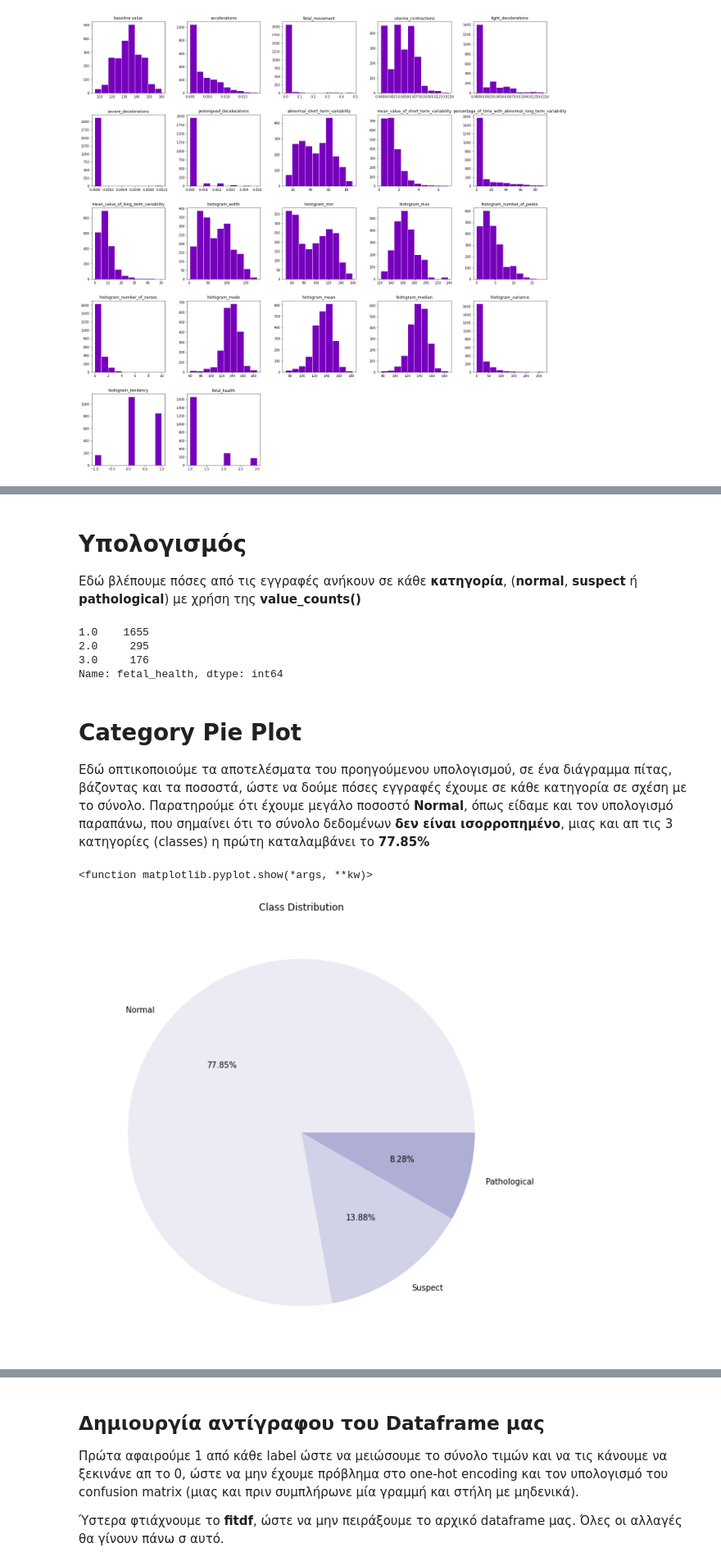
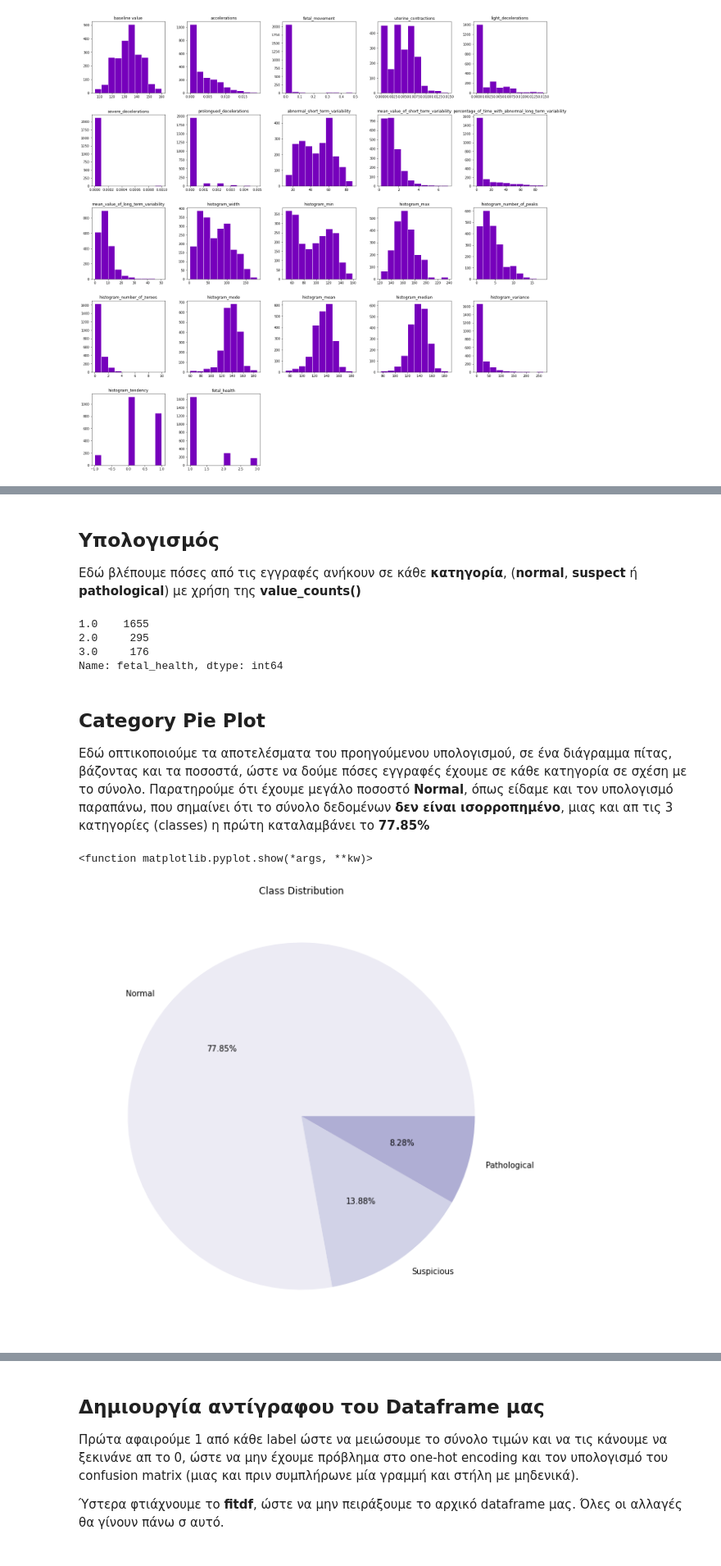
Before and after one commit to Maagnitude/fetal-health-models, a Jupyter notebook: fetal_health_models.ipynb, the cells around one changed output, grey strips where cells are left out. Shown at 82% size. Cells and saved outputs as stored; diff of their text form; code cells hidden in the pictures.

```diff
--- a/fetal_health_models.ipynb
+++ b/fetal_health_models.ipynb
@@ -168,7 +168,7 @@ eda_df.describe().T
 | histogram_tendency | 2126.0 | 0.320320 | 0.610829 | -1.0 | 0.000 | 0.000 | 1.000 | 1.000 |
 | fetal_health | 2126.0 | 1.304327 | 0.614377 | 1.0 | 1.000 | 1.000 | 1.000 | 3.000 |
 # %% [markdown]
-# **Υπολογισμός**
+## **Υπολογισμός**
 Εδώ βλέπουμε πόσες από τις εγγραφές ανήκουν σε κάθε **κατηγορία**, (**normal**, **suspect** ή **pathological**) με χρήση της **value_counts()**
 # %%
 print(eda_df["fetal_health"].value_counts())
@@ -178,22 +178,22 @@ print(eda_df["fetal_health"].value_counts())
 3.0     176
 Name: fetal_health, dtype: int64
 # %% [markdown]
-# **Category Pie Plot**
+## **Category Pie Plot**
 Εδώ οπτικοποιούμε τα αποτελέσματα του προηγούμενου υπολογισμού, σε ένα διάγραμμα πίτας, βάζοντας και τα ποσοστά, ώστε να δούμε πόσες εγγραφές έχουμε σε κάθε κατηγορία σε σχέση με το σύνολο.
 Παρατηρούμε ότι έχουμε μεγάλο ποσοστό **Normal**, όπως είδαμε και τον υπολογισμό παραπάνω, που σημαίνει ότι το σύνολο δεδομένων **δεν είναι ισορροπημένο**, μιας και απ τις 3 κατηγορίες (classes) η πρώτη καταλαμβάνει το **77.85%**
 # %%
 plt.figure(figsize=(10, 10))
 
 plt.pie(
     eda_df['fetal_health'].value_counts(),
-    labels=["Normal", "Suspect", "Pathological"],
+    labels=["Normal", "Suspicious", "Pathological"],
     autopct='%.2f%%',
     colors=sns.color_palette('Purples')
 )
 
 plt.title("Class Distribution")
 plt.show
 # %% [output]
 <function matplotlib.pyplot.show(*args, **kw)>
-[figure, old version]
+[figure, new version]
 # %% [markdown]
```
Also changed, not shown: parts of 62 cells of this notebook.
